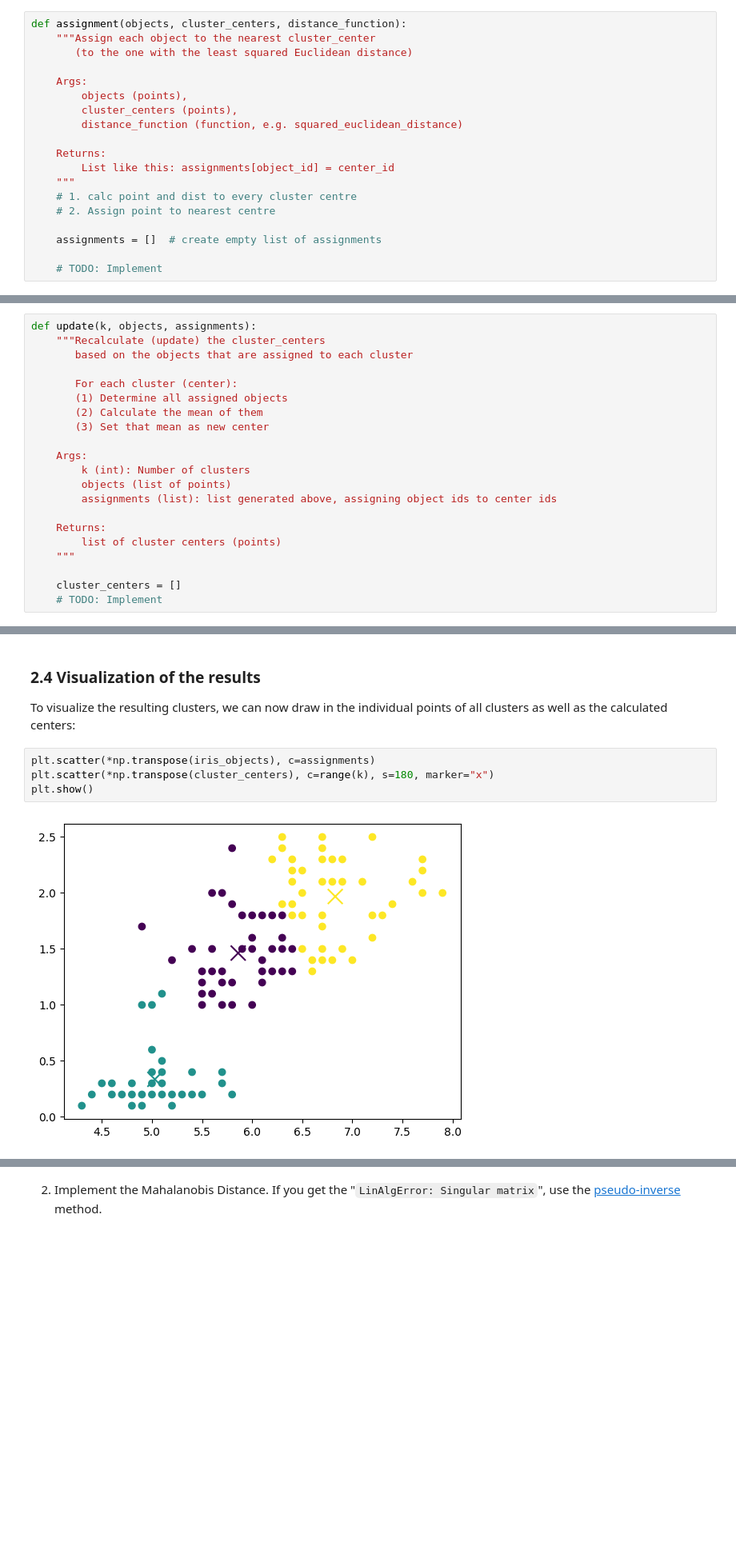
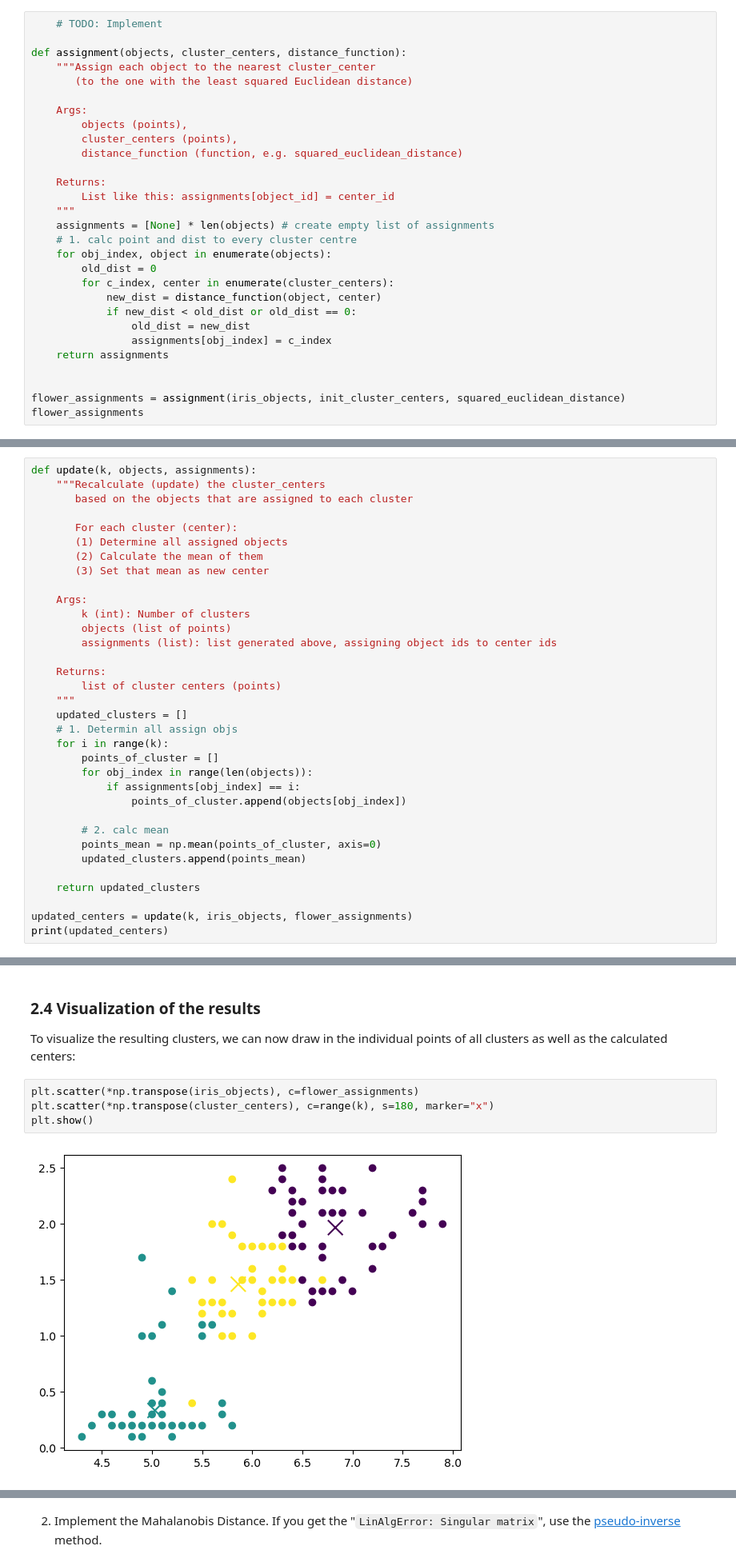
Before and after one commit to gpuonfire/ml_praktikum, a Jupyter notebook: A3_K_Means_Clustering.ipynb, the cells around one changed output, grey strips where cells are left out. Shown at 80% size. Drawn from its saved outputs; the diff is of its cells as text; blank space fills up the shorter version.

Commit message:
cluster exercise till 2.4

```diff
--- a/A3_K_Means_Clustering.ipynb
+++ b/A3_K_Means_Clustering.ipynb
@@ -120,6 +120,8 @@ print(squared_euclidean_distance((1,1), (2,2)))
 # %% [markdown]
 2. Implement the assignment method. Important: The parameter `points` in above distance function is required later, hence the list of all objects should already be passed to the distance function.
 # %%
+    # TODO: Implement
+
 def assignment(objects, cluster_centers, distance_function):
     """Assign each object to the nearest cluster_center
        (to the one with the least squared Euclidean distance)
@@ -132,9 +134,17 @@ def assignment(objects, cluster_centers, distance_function):
     Returns:
         List like this: assignments[object_id] = center_id
     """
+    assignments = [None] * len(objects) # create empty list of assignments
     # 1. calc point and dist to every cluster centre
-    # 2. Assign point to nearest centre
+    for obj_index, object in enumerate(objects):
+        old_dist = 0
+        for c_index, center in enumerate(cluster_centers):
+            new_dist = distance_function(object, center)
+            if new_dist < old_dist or old_dist == 0:
+                old_dist = new_dist
+                assignments[obj_index] = c_index
+    return assignments
 
-    assignments = []  # create empty list of assignments
 
-    # TODO: Implement
+flower_assignments = assignment(iris_objects, init_cluster_centers, squared_euclidean_distance)
+flower_assignments
@@ -162,6 +190,19 @@ def update(k, objects, assignments):
     Returns:
         list of cluster centers (points)
     """
+    updated_clusters = []
+    # 1. Determin all assign objs
+    for i in range(k):
+        points_of_cluster = []
+        for obj_index in range(len(objects)):
+            if assignments[obj_index] == i:
+                points_of_cluster.append(objects[obj_index])
 
-    cluster_centers = []
-    # TODO: Implement
+        # 2. calc mean
+        points_mean = np.mean(points_of_cluster, axis=0)
+        updated_clusters.append(points_mean)
+
+    return updated_clusters
+
+updated_centers = update(k, iris_objects, flower_assignments)
+print(updated_centers)
@@ -208,11 +266,11 @@ TypeError: 'NoneType' object is not iterable
 ### 2.4 Visualization of the results
 To visualize the resulting clusters, we can now draw in the individual points of all clusters as well as the calculated centers:
 # %%
-plt.scatter(*np.transpose(iris_objects), c=assignments)
+plt.scatter(*np.transpose(iris_objects), c=flower_assignments)
 plt.scatter(*np.transpose(cluster_centers), c=range(k), s=180, marker="x")
 plt.show()
 # %% [output]
-[figure, old version]
+[figure, new version]
 # %% [markdown]
 A similarity to the plot visualized earlier based on the classes should be visible, and the cluster centers should lie centrally in the objects assigned to them.
 
```
Also changed, not shown: parts of 3 cells of this notebook.
